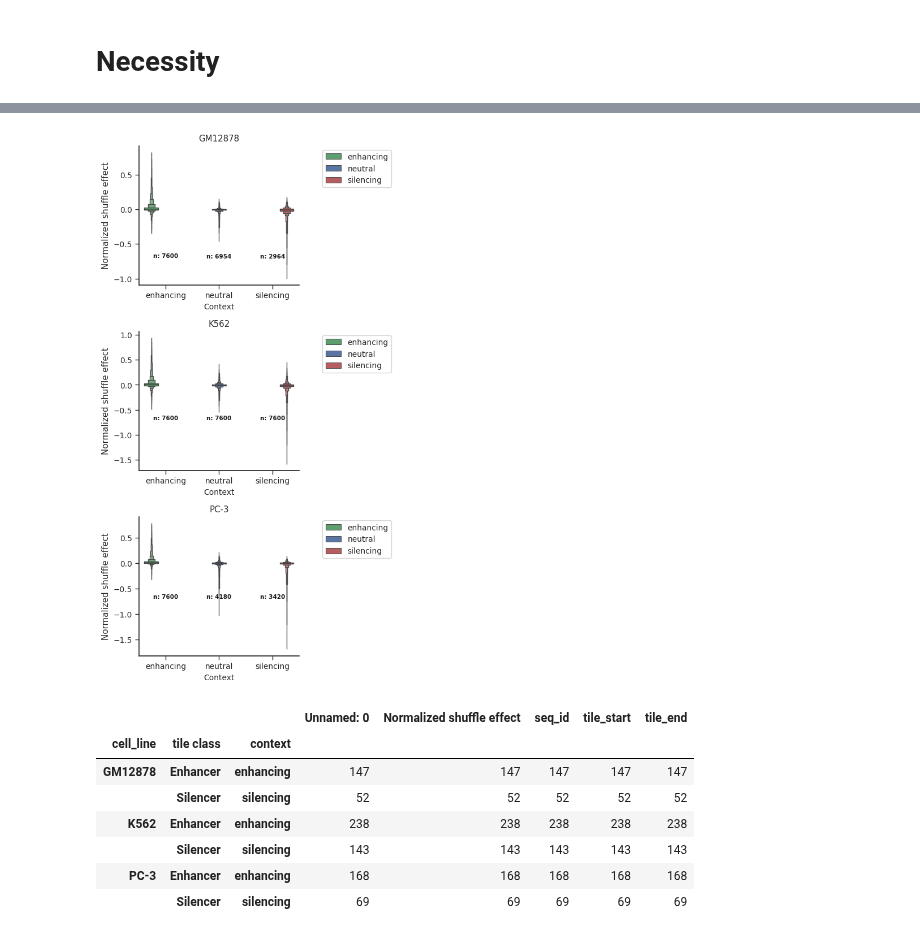
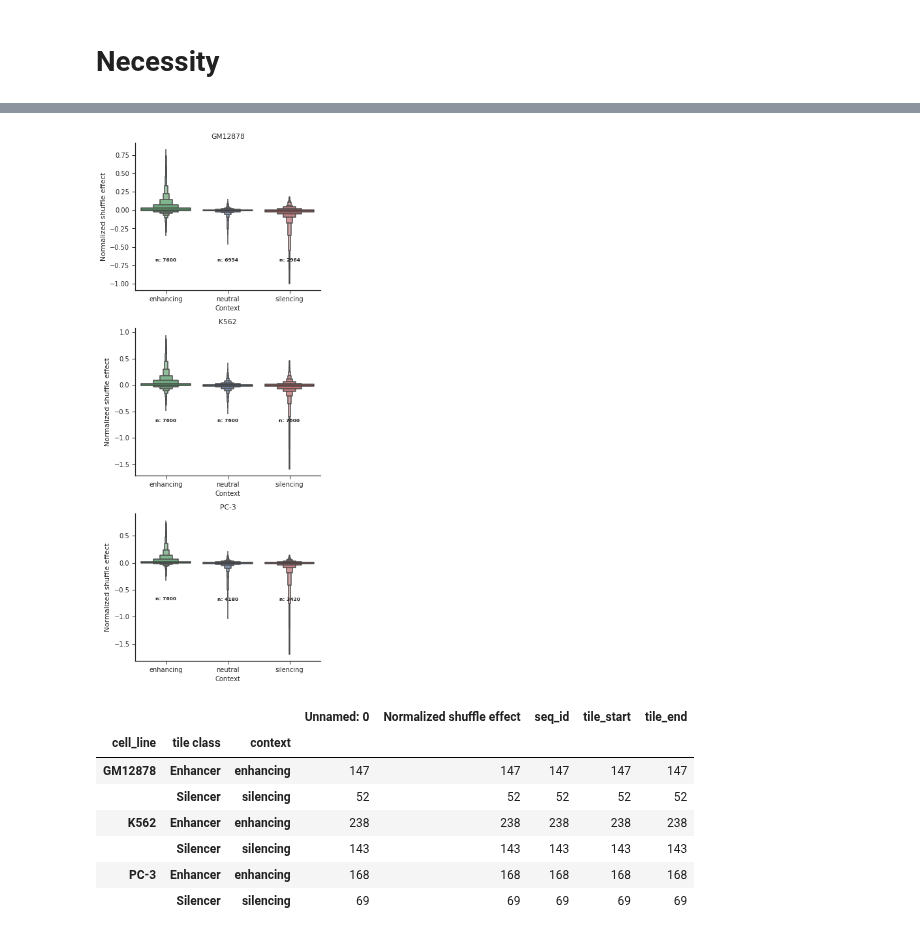
Before and after one commit to p-koo/creme-nn, a Jupyter notebook: figures/sufficiency_necessity.ipynb, the cells around one changed output, grey strips where cells are left out. Saved outputs shown, nothing was run; the diff lists cells and outputs as text; code cells hidden in the pictures.

```diff
--- a/figures/sufficiency_necessity.ipynb
+++ b/figures/sufficiency_necessity.ipynb
@@ -26,6 +47,6 @@ pdf_dir = utils.make_dir(f'{pdf_base_dir}/necessity_and_sufficiency/')
 # %%
 nec_result_summary = pd.read_csv('../results/summary_csvs/enformer/necessity_test.csv')
-my_pal = {"enhancing": "g", "neutral": "b", "silencing":"r"}
+
 sns.set(font_scale = .9)
 sns.set_style(style='white')
 plt.rcParams['xtick.major.size'] = 5
@@ -36,41 +57,48 @@ plt.rcParams['ytick.major.width'] = 1
 plt.rcParams['xtick.bottom'] = True
 plt.rcParams['ytick.left'] = True
 
-fig, axes = plt.subplots(3, 1, figsize=[7, 10])
+fig, axes = plt.subplots(3, 1, figsize=[5, 12])
 
 for j, (cell, df) in enumerate(nec_result_summary.groupby('cell_line')):
     ax = axes[j]
+    N_per_context = {row['context']: f"{row['context']} N={row['count']}" for _, row in df['context'].value_counts().reset_index().iterrows()}
+
+    my_pal = {"enhancing": "g", "neutral": "b", "silencing":"r"}
     sns.boxenplot(x='context', y='Normalized shuffle effect', data=df,
                   showfliers=False,
-                  hue='context', ax=ax,
-                  palette = my_pal)
+#                   hue='context',
+                  ax=ax,
+                  palette = my_pal
+                 )
     ax.spines['top'].set_visible(False)
     ax.spines['right'].set_visible(False)
     ax.set_xlabel('Context', fontsize=10)
-    ax.legend(bbox_to_anchor=[1.6, 1])
+#     handles, previous_labels = ax.get_legend_handles_labels()
+#     ax.legend(handles=handles, labels=[N_per_context[l] for l in previous_labels], bbox_to_anchor=[1, 1])
+#     ax.legend()
 
-    # add number of observations in each box
+#     add number of observations in each box
     medians = df.groupby(['context'])['Normalized shuffle effect'].median().values
     nobs = df['context'].value_counts().values
     nobs = [str(x) for x in nobs.tolist()]
     nobs = ["n: " + i for i in nobs]
 
     # Add it to the plot
     pos = range(len(nobs))
     for tick,label in zip(pos,ax.get_xticklabels()):
         ax.text(pos[tick],
                 medians[tick] - .7,
                 nobs[tick],
                 horizontalalignment='center',
                 size='x-small',
                 color='k',
                 weight='semibold')
     ax.set_title(cell)
 plt.tight_layout()
 
 fig.savefig(f'{pdf_dir}/enformer_necessity_test.pdf')
 # %% [output]
-[figure, old version]
+[figure, new version]
 # %%
 selected_cres = pd.read_csv('../results/summary_csvs/enformer/necessary_CREs.csv')
 # %%
```
Also changed, not shown: parts of 4 cells of this notebook, 15 other files.
